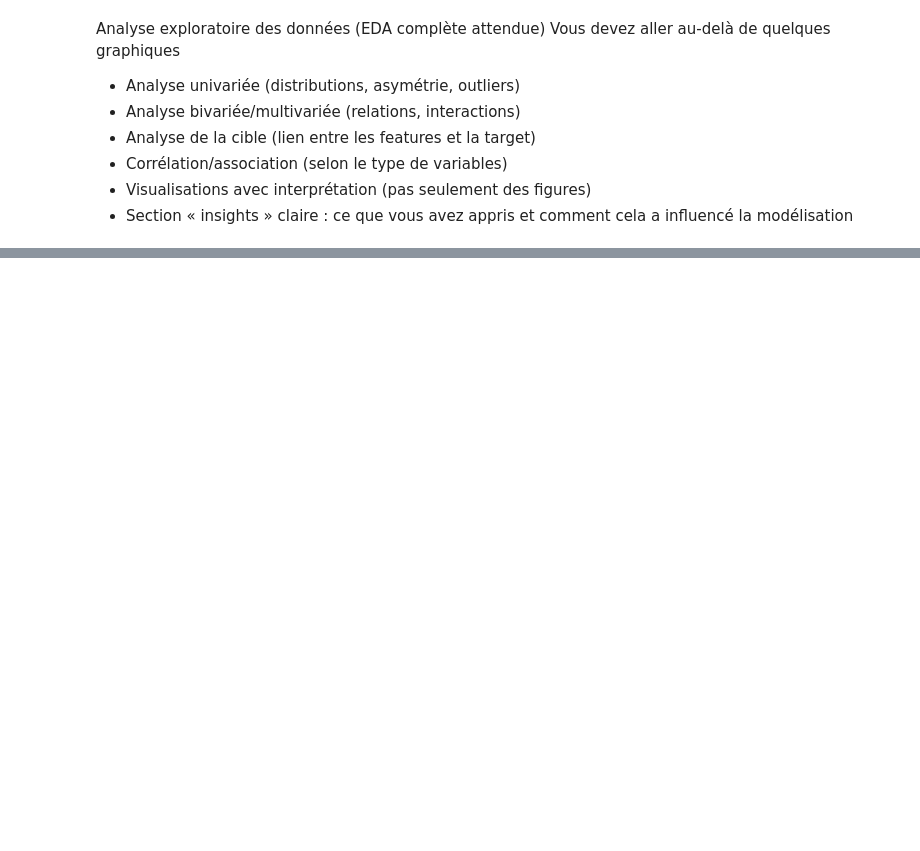
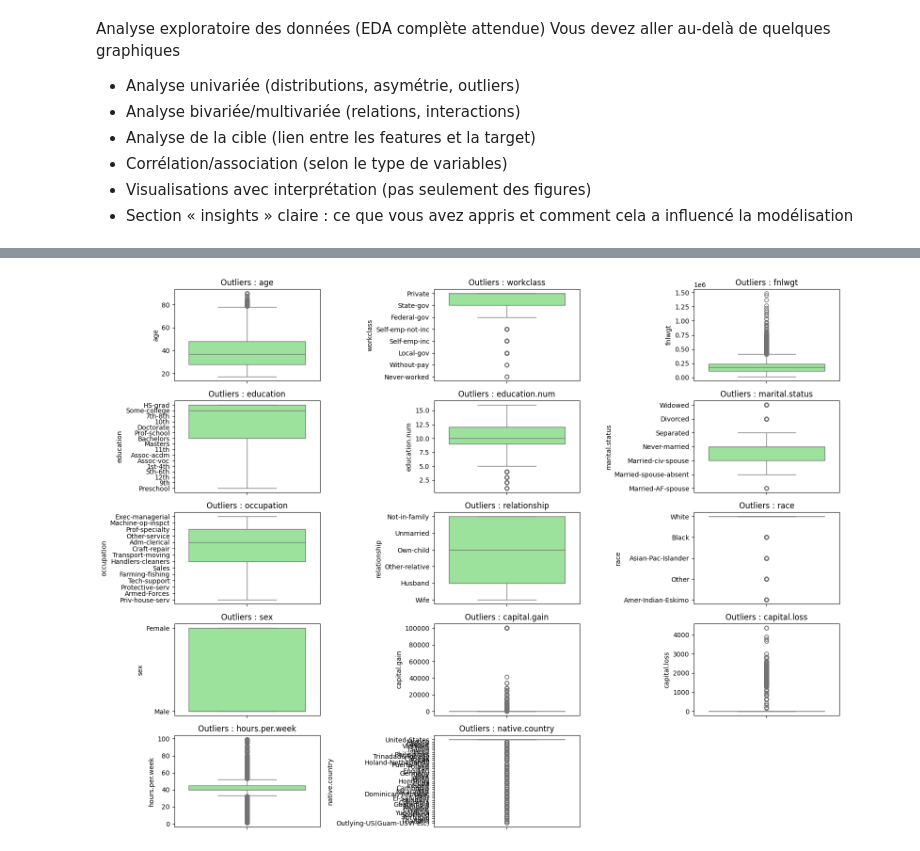
Before and after one commit to GaudryMatthieu/M1_IA_ProgrammationAvancee, a Jupyter notebook: notebooks/4_EDA.ipynb, the cells around one changed output, grey strips where cells are left out. Saved outputs shown, nothing was run; the diff lists cells and outputs as text; code cells hidden in the pictures; blank space fills up the shorter version.

```diff
--- a/notebooks/4_EDA.ipynb
+++ b/notebooks/4_EDA.ipynb
@@ -51,3 +62,19 @@ education.num: -0.31
 capital.gain: 11.95
 capital.loss: 4.59
 hours.per.week: 0.23
+# %%
+#Outliers
+
+plt.figure(figsize=(16, 12))
+for i, col in enumerate([
+    'age', 'workclass', 'fnlwgt', 'education', 'education.num',
+    'marital.status', 'occupation', 'relationship', 'race', 'sex',
+    'capital.gain', 'capital.loss', 'hours.per.week', 'native.country'
+], 1):
+    plt.subplot(5, 3, i)
+    sns.boxplot(y=df[col], color='lightgreen')
+    plt.title(f'Outliers : {col}')
+plt.tight_layout()
+plt.show()
+# %% [output]
+[figure, added]
```
Also changed, not shown: parts of 12 cells of this notebook, 1 other file.
